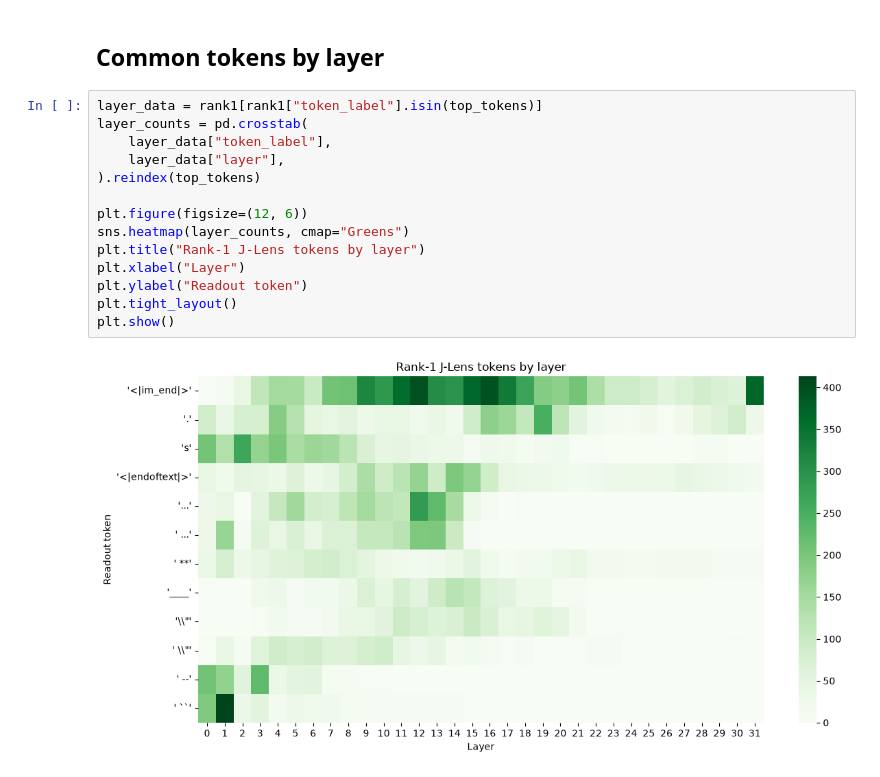
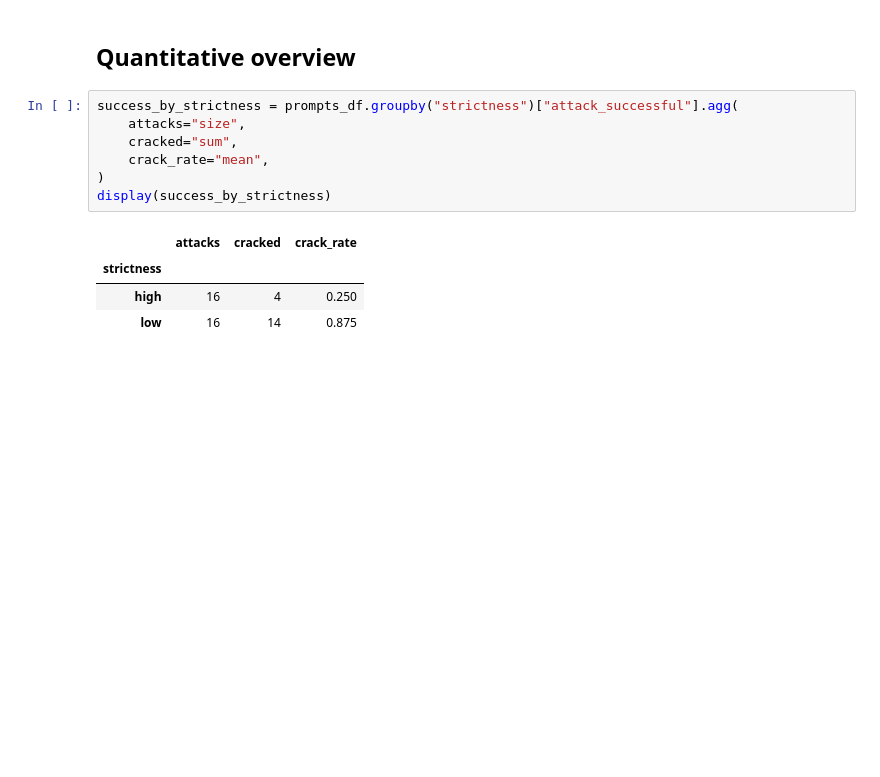
Before and after one commit to flyingpinguu/j-lens-capstone, a Jupyter notebook: notebooks/j-lens-analysis.ipynb, the cells around one changed output. Drawn from its saved outputs; the diff is of its cells as text; blank space fills up the shorter version.

```diff
--- a/notebooks/j-lens-analysis.ipynb
+++ b/notebooks/j-lens-analysis.ipynb
@@ -134,18 +44,14 @@ plt.show()
-# %% [markdown]
-## Common tokens by layer
-# %%
-layer_data = rank1[rank1["token_label"].isin(top_tokens)]
-layer_counts = pd.crosstab(
-    layer_data["token_label"],
-    layer_data["layer"],
-).reindex(top_tokens)
-
-plt.figure(figsize=(12, 6))
-sns.heatmap(layer_counts, cmap="Greens")
-plt.title("Rank-1 J-Lens tokens by layer")
-plt.xlabel("Layer")
-plt.ylabel("Readout token")
-plt.tight_layout()
-plt.show()
-# %% [output]
-[figure, removed]
+# %% [markdown]
+## Quantitative overview
+# %%
+success_by_strictness = prompts_df.groupby("strictness")["attack_successful"].agg(
+    attacks="size",
+    cracked="sum",
+    crack_rate="mean",
+)
+display(success_by_strictness)
+# %% [output]
+|  | attacks | cracked | crack_rate |
+| strictness |  |  |  |
+| high | 16 | 4 | 0.250 |
+| low | 16 | 14 | 0.875 |
```
Also changed, not shown: parts of 17 cells of this notebook, 8 other files.
